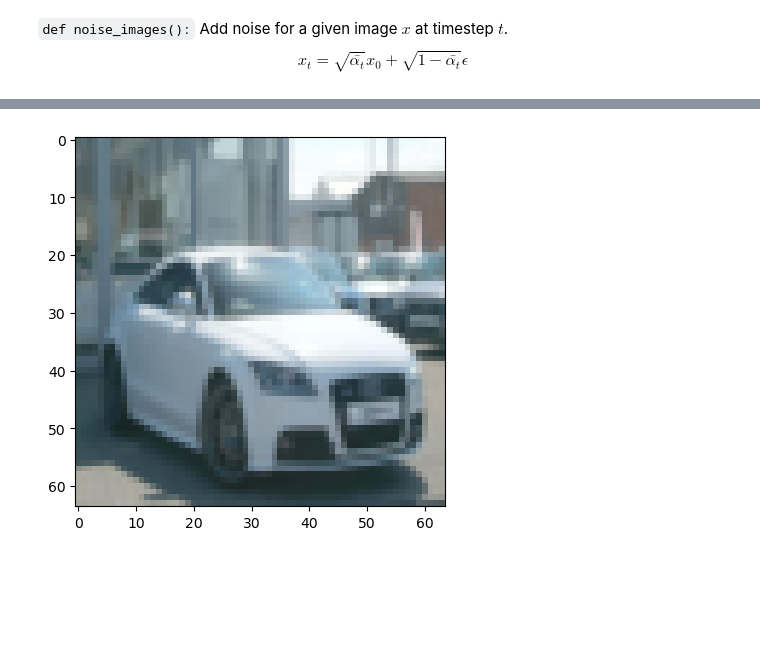
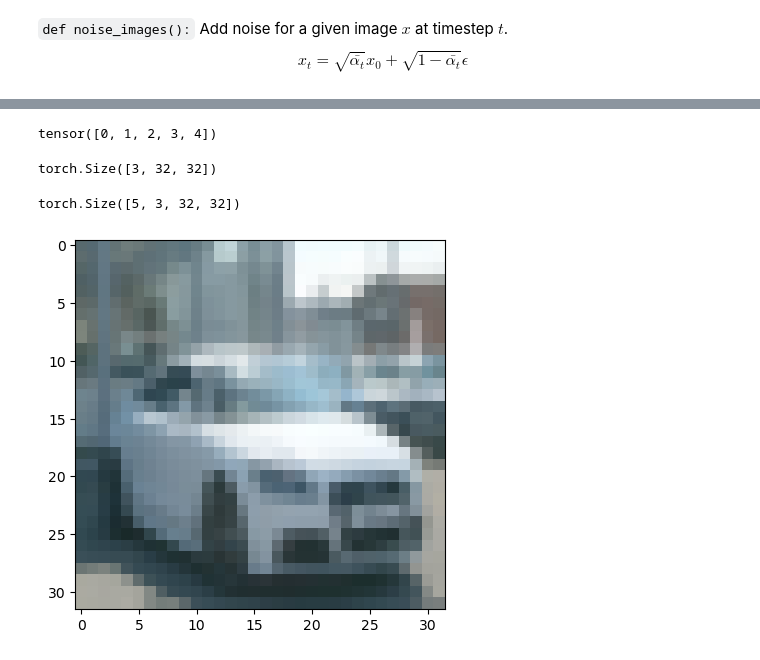
Before and after one commit to thefirebanks/research-papers, a Jupyter notebook: diffusion/ddpm.ipynb, the cells around one changed output, grey strips where cells are left out. Saved outputs shown, nothing was run; the diff lists cells and outputs as text; code cells hidden in the pictures; blank space fills up the shorter version.

Commit message:
cleared up forward process, started to decompose in little chunks explaining

```diff
--- a/diffusion/ddpm.ipynb
+++ b/diffusion/ddpm.ipynb
@@ -57,0 +96,4 @@ show_image_samples(test_data)
+# %%
+image = data[0][0]
+plt.imshow(reverse_transforms(image))
+image.shape
@@ -134,0 +185,13 @@ posterior_variance = betas * (1.0 - alphas_cumprod_prev) / (1.0 - alphas_cumprod
+# %%
+# Timesteps over which to apply noise
+t = torch.tensor([0, 1, 2, 3, 4])
+
+# Beta noise scheduler, for now it expects to add noise over a different amount of timesteps
+# so that we can see the effect of adding noise at each timestep t
+start, end, noise_timesteps = 0.0, 0.9, 20
+betas = torch.linspace(start, end, noise_timesteps)
+
+# Applying noise to the same image over 5 timesteps
+images = torch.stack([image] * 5)
+noisy_images, _ = forward_diffusion(images, t, betas)
+noisy_images.shape
@@ -318,2 +379,2 @@ tensor([ 19,  21, 132,  34])
 # %%
-dataset = load_transformed_dataset()
+dataset = load_transformed_dataset(data_transforms)
@@ -344,6 +381,24 @@ train_data[0][0]
+# %%
+batch_size = 4
+# t = d.sample_timesteps(batch_size)
+t = torch.tensor([0, 1, 2, 3, 4])
+t
+# %% [output]
+tensor([0, 1, 2, 3, 4])
 # %%
 image = dataset[0][0]
+image.shape
+# %% [output]
+torch.Size([3, 32, 32])
+# %%
+# concat_imgs = torch.cat([dataset[0][0], dataset[1][0], dataset[2][0], dataset[3][0]])
+# images = concat_imgs.reshape(-1, 3, 64, 64)
+images = torch.stack([image] * 5)
+images.shape
+# %% [output]
+torch.Size([5, 3, 32, 32])
 # %%
-show_tensor_image(image)
+idx = 0
+show_tensor_image(images[idx], reverse_transforms)
 # %% [output]
-[figure, old version]
+[figure, new version]
```
Also changed, not shown: parts of 36 cells of this notebook.
